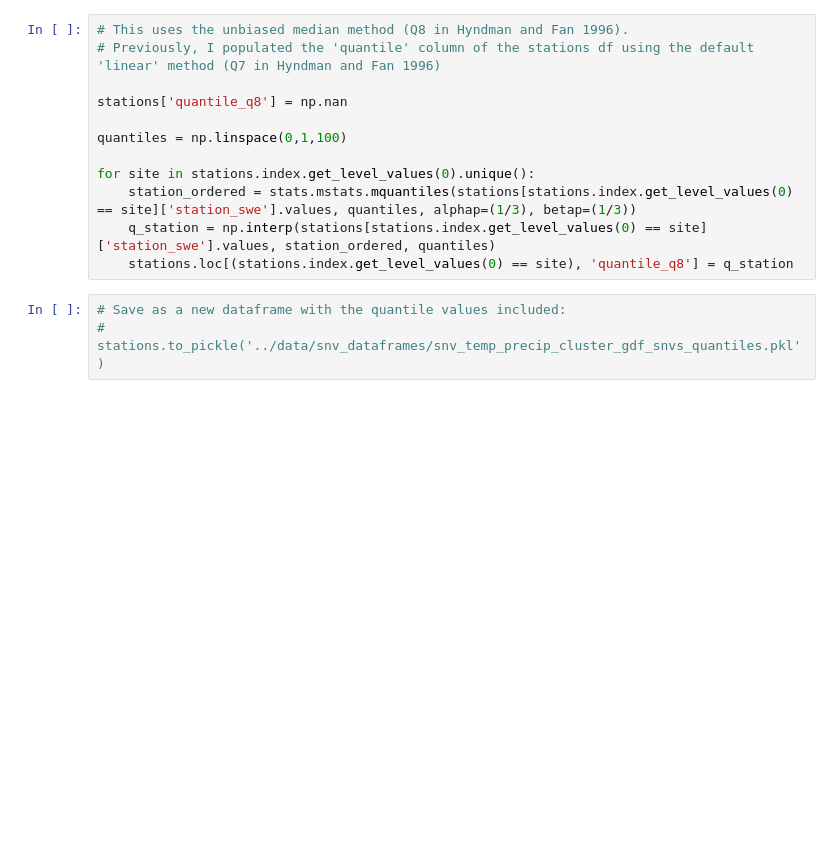
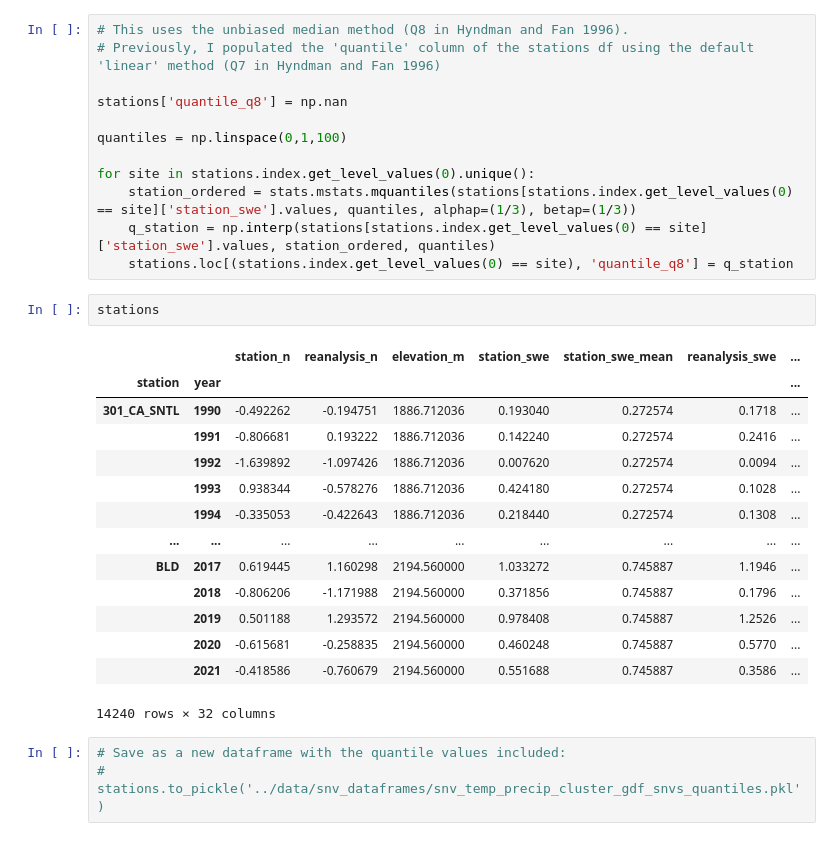
Before and after one commit to bessoh2/correlated-domains, a Jupyter notebook: notebooks/quantile_mapping_gridded.ipynb, the cells around one changed output. Cells and saved outputs as stored; diff of their text form; blank space fills up the shorter version.

```diff
--- a/notebooks/quantile_mapping_gridded.ipynb
+++ b/notebooks/quantile_mapping_gridded.ipynb
@@ -46,6 +61,23 @@ for site in stations.index.get_level_values(0).unique():
     station_ordered = stats.mstats.mquantiles(stations[stations.index.get_level_values(0) == site]['station_swe'].values, quantiles, alphap=(1/3), betap=(1/3))
     q_station = np.interp(stations[stations.index.get_level_values(0) == site]['station_swe'].values, station_ordered, quantiles)
     stations.loc[(stations.index.get_level_values(0) == site), 'quantile_q8'] = q_station
+# %%
+stations
+# %% [output]
+|  |  | station_n | reanalysis_n | elevation_m | station_swe | station_swe_mean | reanalysis_swe | ... |
+| station | year |  |  |  |  |  |  | ... |
+| 301_CA_SNTL | 1990 | -0.492262 | -0.194751 | 1886.712036 | 0.193040 | 0.272574 | 0.1718 | ... |
+|  | 1991 | -0.806681 | 0.193222 | 1886.712036 | 0.142240 | 0.272574 | 0.2416 | ... |
+|  | 1992 | -1.639892 | -1.097426 | 1886.712036 | 0.007620 | 0.272574 | 0.0094 | ... |
+|  | 1993 | 0.938344 | -0.578276 | 1886.712036 | 0.424180 | 0.272574 | 0.1028 | ... |
+|  | 1994 | -0.335053 | -0.422643 | 1886.712036 | 0.218440 | 0.272574 | 0.1308 | ... |
+| ... | ... | ... | ... | ... | ... | ... | ... | ... |
+| BLD | 2017 | 0.619445 | 1.160298 | 2194.560000 | 1.033272 | 0.745887 | 1.1946 | ... |
+|  | 2018 | -0.806206 | -1.171988 | 2194.560000 | 0.371856 | 0.745887 | 0.1796 | ... |
+|  | 2019 | 0.501188 | 1.293572 | 2194.560000 | 0.978408 | 0.745887 | 1.2526 | ... |
+|  | 2020 | -0.615681 | -0.258835 | 2194.560000 | 0.460248 | 0.745887 | 0.5770 | ... |
+|  | 2021 | -0.418586 | -0.760679 | 2194.560000 | 0.551688 | 0.745887 | 0.3586 | ... |
+14240 rows × 32 columns
 # %%
 # Save as a new dataframe with the quantile values included:
 # stations.to_pickle('../data/snv_dataframes/snv_temp_precip_cluster_gdf_snvs_quantiles.pkl')
```
Also changed, not shown: parts of 13 cells of this notebook, 9 other files.
